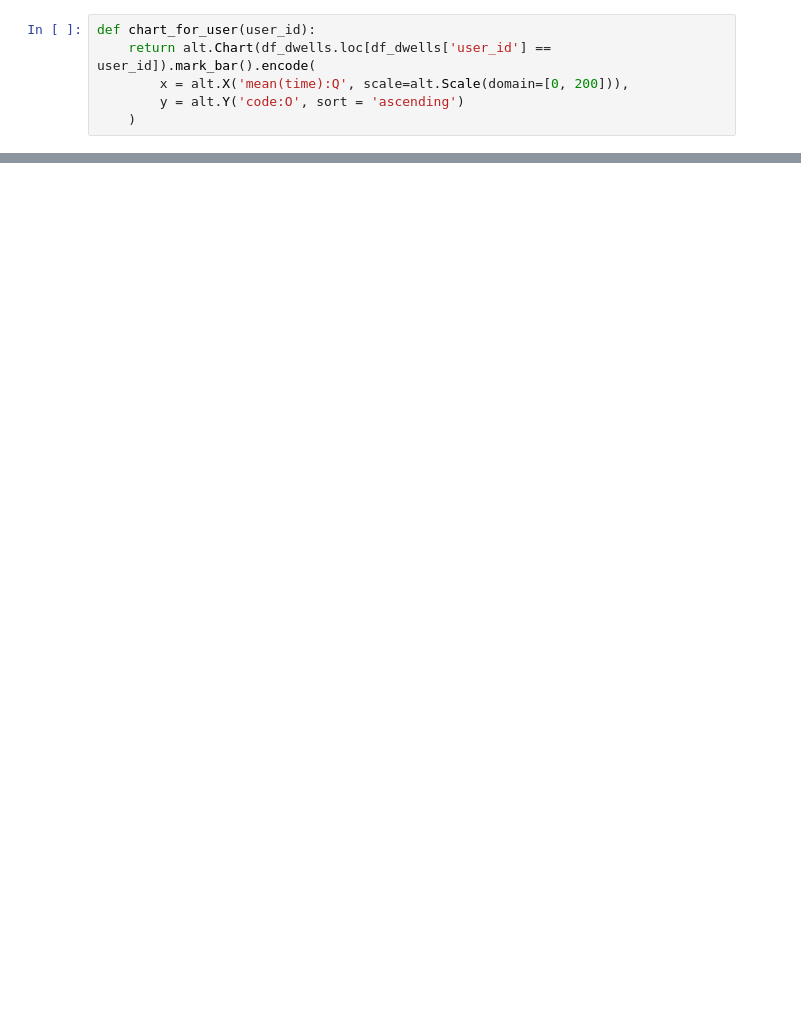
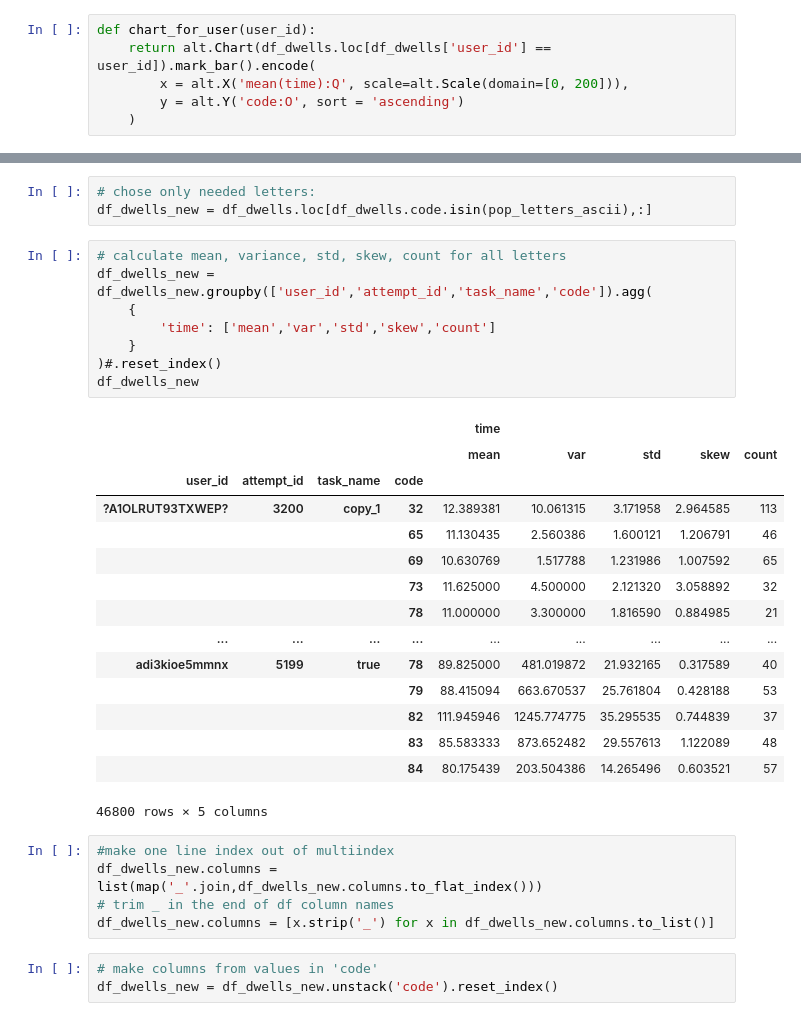
Before and after one commit to vbyno/keystroke_dynamics, a Jupyter notebook: keystroke_dynamics.ipynb, the cells around one changed output, grey strips where cells are left out. Drawn from its saved outputs; the diff is of its cells as text; blank space fills up the shorter version.

Commit message:
created final table with features

```diff
--- a/keystroke_dynamics.ipynb
+++ b/keystroke_dynamics.ipynb
@@ -365,0 +411,35 @@ chart_for_user('A1IAK1JCYVR3R5')
+# %%
+# chose only needed letters:
+df_dwells_new = df_dwells.loc[df_dwells.code.isin(pop_letters_ascii),:]
+# %%
+# calculate mean, variance, std, skew, count for all letters
+df_dwells_new = df_dwells_new.groupby(['user_id','attempt_id','task_name','code']).agg(
+    {
+        'time': ['mean','var','std','skew','count']
+    }
+)#.reset_index()
+df_dwells_new
+# %% [output]
+|  |  |  |  | time |  |  |  |  |
+|  |  |  |  | mean | var | std | skew | count |
+| user_id | attempt_id | task_name | code |  |  |  |  |  |
+| ?A1OLRUT93TXWEP? | 3200 | copy_1 | 32 | 12.389381 | 10.061315 | 3.171958 | 2.964585 | 113 |
+|  |  |  | 65 | 11.130435 | 2.560386 | 1.600121 | 1.206791 | 46 |
+|  |  |  | 69 | 10.630769 | 1.517788 | 1.231986 | 1.007592 | 65 |
+|  |  |  | 73 | 11.625000 | 4.500000 | 2.121320 | 3.058892 | 32 |
+|  |  |  | 78 | 11.000000 | 3.300000 | 1.816590 | 0.884985 | 21 |
+| ... | ... | ... | ... | ... | ... | ... | ... | ... |
+| adi3kioe5mmnx | 5199 | true | 78 | 89.825000 | 481.019872 | 21.932165 | 0.317589 | 40 |
+|  |  |  | 79 | 88.415094 | 663.670537 | 25.761804 | 0.428188 | 53 |
+|  |  |  | 82 | 111.945946 | 1245.774775 | 35.295535 | 0.744839 | 37 |
+|  |  |  | 83 | 85.583333 | 873.652482 | 29.557613 | 1.122089 | 48 |
+|  |  |  | 84 | 80.175439 | 203.504386 | 14.265496 | 0.603521 | 57 |
+46800 rows × 5 columns
+# %%
+#make one line index out of multiindex
+df_dwells_new.columns = list(map('_'.join,df_dwells_new.columns.to_flat_index()))
+# trim _ in the end of df column names
+df_dwells_new.columns = [x.strip('_') for x in df_dwells_new.columns.to_list()]
+# %%
+# make columns from values in 'code'
+df_dwells_new = df_dwells_new.unstack('code').reset_index()
```
Also changed, not shown: parts of 30 cells of this notebook.
